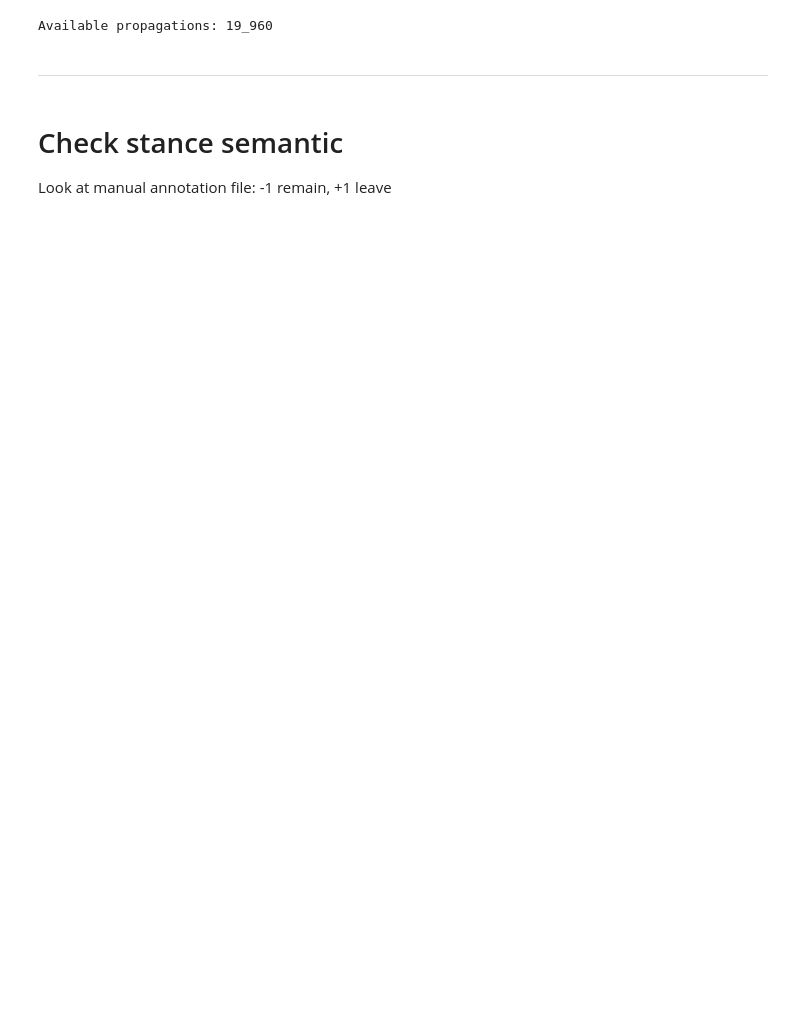
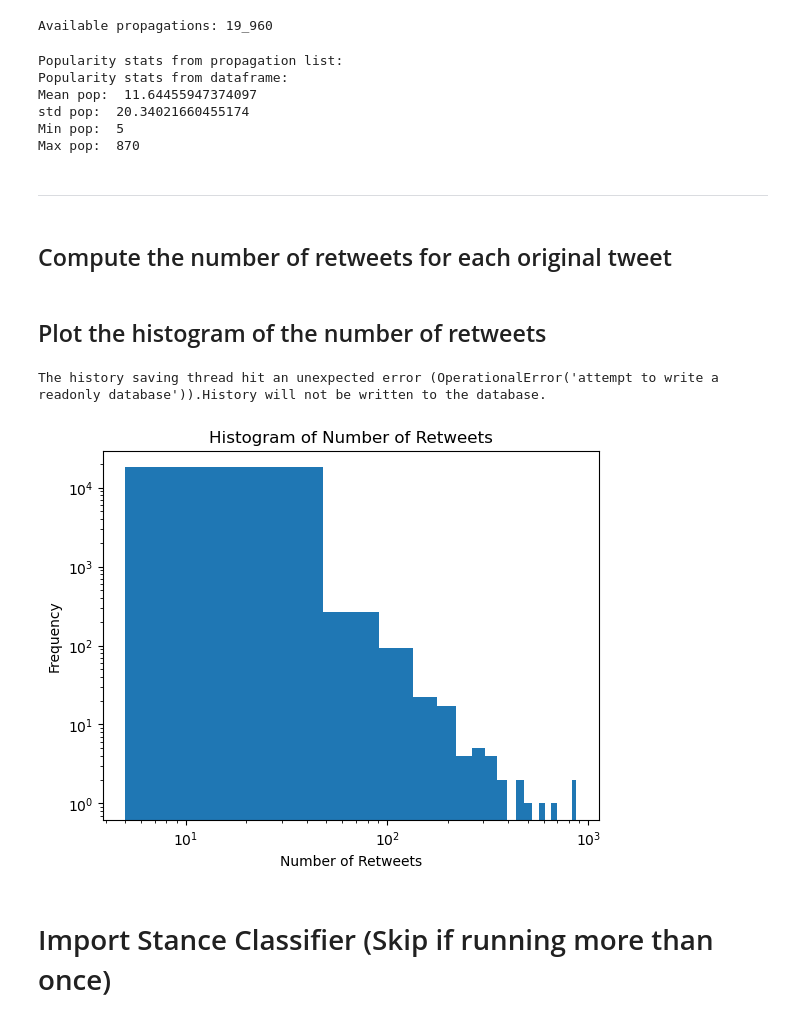
Before and after one commit to mminici/Engagement-Driven-Content-Generation, a Jupyter notebook: notebooks/4.0-tweets-analysis-brexit.ipynb, the cells around one changed output. Cells and saved outputs as stored; diff of their text form; code cells hidden in the pictures; blank space fills up the shorter version.

```diff
--- a/notebooks/4.0-tweets-analysis-brexit.ipynb
+++ b/notebooks/4.0-tweets-analysis-brexit.ipynb
@@ -45,3 +51,34 @@ with open("/mnt/nas/cinus/SocialAIGym/data/raw/Brexit/brexit_07_propagations_and
 print(f"Available propagations: {len(propagations):_}")
 # %% [output]
 Available propagations: 19_960
+# %%
+# tweet_pop = list(map(lambda x: len(x), propagations))
+
+# compute tweet pop from the dataframe
+# Compute the number of retweets for each original tweet
+retweet_counts = df_selected['id_ORIGINAL'].value_counts().reset_index()
+retweet_counts.columns = ['id_ORIGINAL', 'retweet_count']
+
+# Filter out tweets with less than 5 retweets
+min_retweets = 5
+filtered_retweets = retweet_counts[retweet_counts['retweet_count'] >= min_retweets]
+
+import numpy as np
+print('Popularity stats from propagation list:')
+# print('Mean pop: ', np.mean(tweet_pop))
+# print('std pop: ', np.std(tweet_pop))
+# print('Min pop: ', np.min(tweet_pop))
+# print('Max pop: ', np.max(tweet_pop))
+# print('---')
+print('Popularity stats from dataframe:')
+print('Mean pop: ', np.mean(filtered_retweets['retweet_count']))
+print('std pop: ', np.std(filtered_retweets['retweet_count']))
+print('Min pop: ', np.min(filtered_retweets['retweet_count']))
+print('Max pop: ', np.max(filtered_retweets['retweet_count']))
+# %% [output]
+Popularity stats from propagation list:
+Popularity stats from dataframe:
+Mean pop:  11.64455947374097
+std pop:  20.34021660455174
+Min pop:  5
+Max pop:  870
@@ -48,6 +98,22 @@ Available propagations: 19_960
 # %% [markdown]
 -------
-# %% [markdown]
-# Check stance semantic
-
-Look at manual annotation file: -1 remain, +1 leave
+# %% [markdown]
+## Compute the number of retweets for each original tweet
+# %% [markdown]
+## Plot the histogram of the number of retweets
+# %%
+import matplotlib.pyplot as plt
+
+# Plot the histogram
+plt.hist(filtered_retweets['retweet_count'], bins=20)
+plt.xlabel('Number of Retweets')
+plt.ylabel('Frequency')
+plt.yscale('log')
+plt.xscale('log')
+plt.title('Histogram of Number of Retweets')
+plt.show()
+# %% [output]
+The history saving thread hit an unexpected error (OperationalError('attempt to write a readonly database')).History will not be written to the database.
+[figure, added]
+# %% [markdown]
+# Import Stance Classifier (Skip if running more than once)
```
Also changed, not shown: parts of 17 cells of this notebook.
